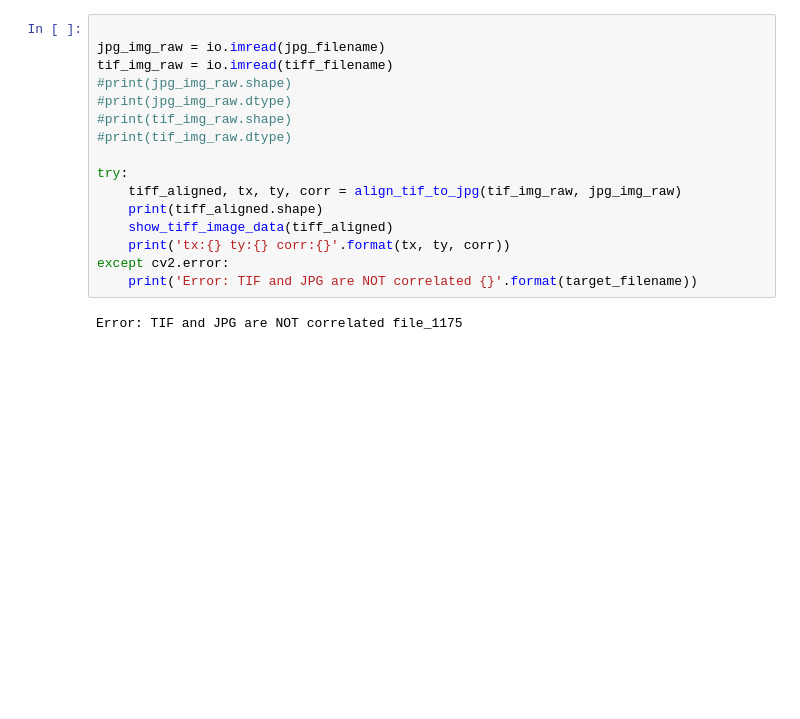
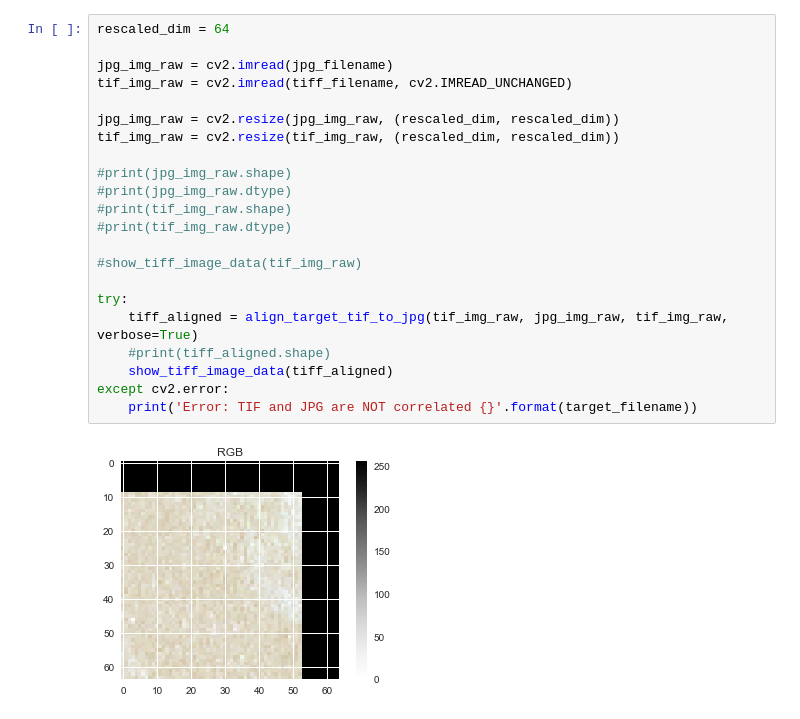
Before and after one commit to jackkwok/satellite-imagery-keras-deep-learning, a Jupyter notebook: realignment.ipynb, the cells around one changed output. Drawn from its saved outputs; the diff is of its cells as text; blank space fills up the shorter version.

```diff
--- a/realignment.ipynb
+++ b/realignment.ipynb
@@ -39,18 +42,24 @@ show_tiff_rgb(tiff_filename)
 # %%
+rescaled_dim = 64
 
-jpg_img_raw = io.imread(jpg_filename)
-tif_img_raw = io.imread(tiff_filename)
+jpg_img_raw = cv2.imread(jpg_filename)
+tif_img_raw = cv2.imread(tiff_filename, cv2.IMREAD_UNCHANGED)
+
+jpg_img_raw = cv2.resize(jpg_img_raw, (rescaled_dim, rescaled_dim))
+tif_img_raw = cv2.resize(tif_img_raw, (rescaled_dim, rescaled_dim))
+
 #print(jpg_img_raw.shape)
 #print(jpg_img_raw.dtype)
 #print(tif_img_raw.shape)
 #print(tif_img_raw.dtype)
 
+#show_tiff_image_data(tif_img_raw)
+
 try:
-    tiff_aligned, tx, ty, corr = align_tif_to_jpg(tif_img_raw, jpg_img_raw)
-    print(tiff_aligned.shape)
+    tiff_aligned = align_target_tif_to_jpg(tif_img_raw, jpg_img_raw, tif_img_raw, verbose=True)
+    #print(tiff_aligned.shape)
     show_tiff_image_data(tiff_aligned)
-    print('tx:{} ty:{} corr:{}'.format(tx, ty, corr))
 except cv2.error:
     print('Error: TIF and JPG are NOT correlated {}'.format(target_filename))
 # %% [output]
-Error: TIF and JPG are NOT correlated file_1175
+[figure, added]
```
Also changed, not shown: parts of 4 cells of this notebook, 4 other files.
